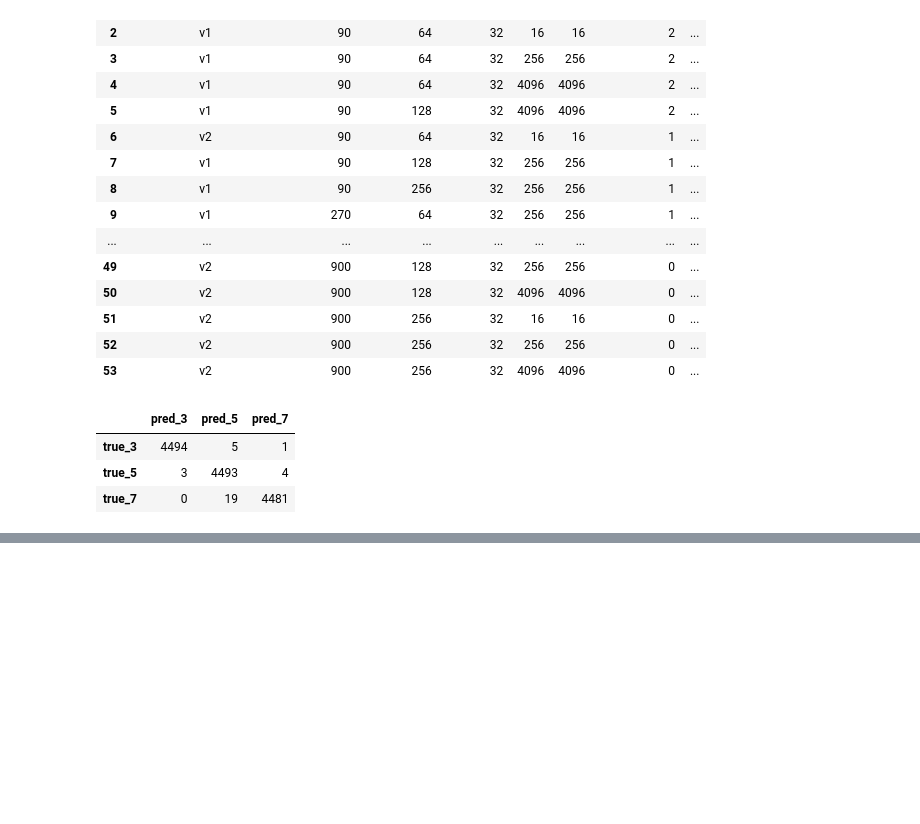
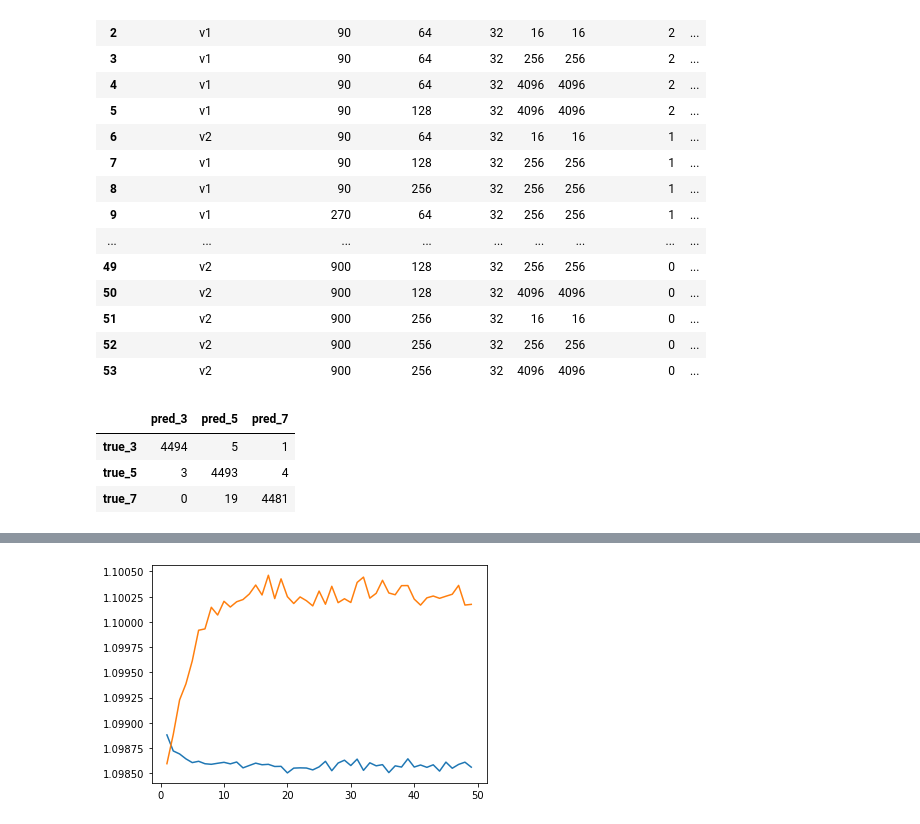
Before and after one commit to paldynaagata/Recognition-of-the-Wigner-caustic-of-ovals, a Jupyter notebook: images_classification/notebooks/vgg16_results_analysis.ipynb, the cells around one changed output, grey strips where cells are left out. Drawn from its saved outputs; the diff is of its cells as text; code cells hidden in the pictures; blank space fills up the shorter version.

```diff
--- a/images_classification/notebooks/vgg16_results_analysis.ipynb
+++ b/images_classification/notebooks/vgg16_results_analysis.ipynb
@@ -242,0 +228,6 @@ conf_matrix_df2
+# %%
+plt.plot(v1_900_256_32_16_df["loss"][1:])
+plt.plot(v1_900_256_32_16_df["val_loss"][1:])
+plt.show()
+# %% [output]
+[figure, added]
```
Also changed, not shown: parts of 11 cells of this notebook.
